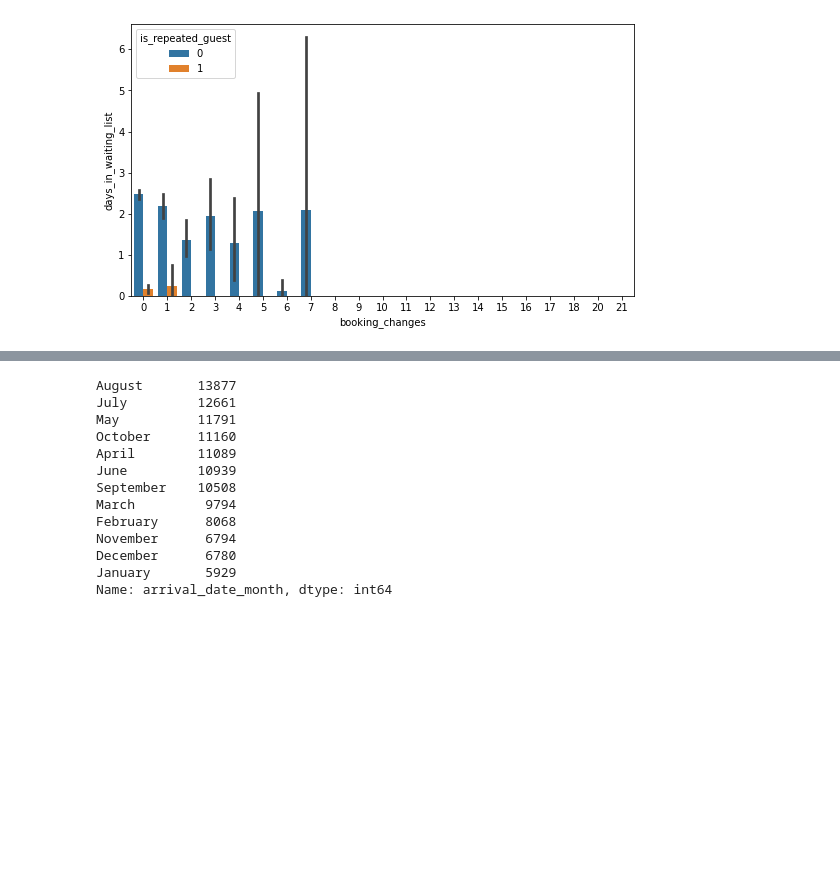
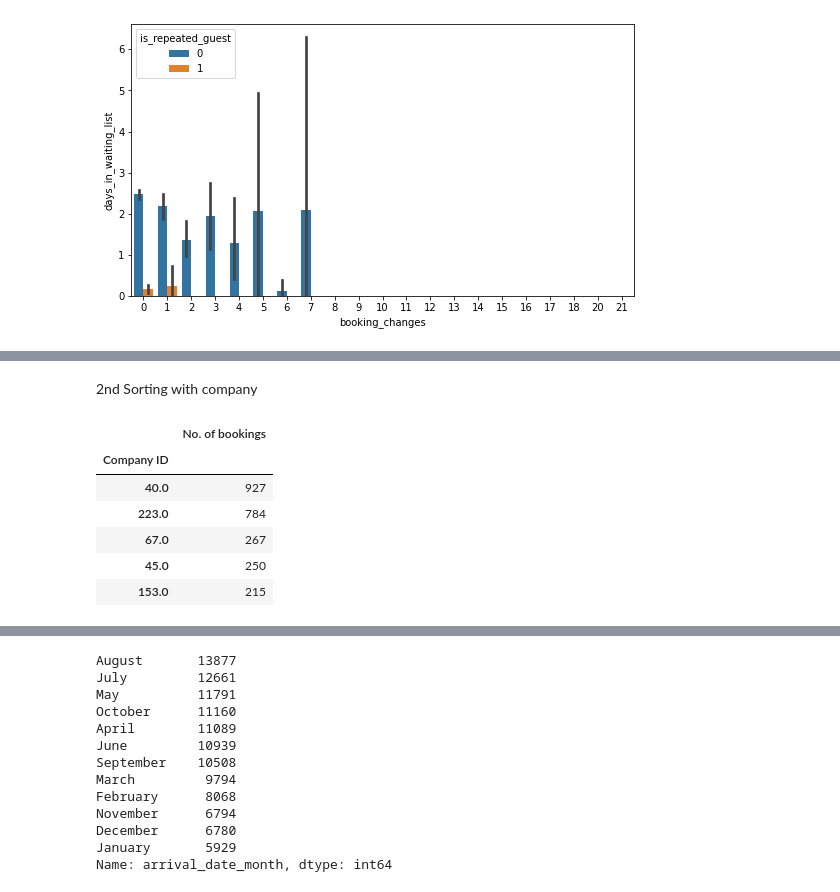
Before and after one commit to neha-goyal55/EDA-Project, a Jupyter notebook: Copy_of_EDA_Hotel_booking_Q1.ipynb, the cells around one changed output, grey strips where cells are left out. Saved outputs shown, nothing was run; the diff lists cells and outputs as text; code cells hidden in the pictures; blank space fills up the shorter version.

```diff
--- a/Copy_of_EDA_Hotel_booking_Q1.ipynb
+++ b/Copy_of_EDA_Hotel_booking_Q1.ipynb
@@ -51,0 +92,15 @@ sns.barplot(data= df,
+# %% [markdown]
+2nd Sorting with company
+# %%
+df2=pd.DataFrame( df['company'].value_counts())
+df2.columns=['No. of bookings']
+df2.index.names=['Company ID']
+df2.head()
+# %% [output]
+|  | No. of bookings |
+| Company ID |  |
+| 40.0 | 927 |
+| 223.0 | 784 |
+| 67.0 | 267 |
+| 45.0 | 250 |
+| 153.0 | 215 |
```
Also changed, not shown: parts of 10 cells of this notebook.
